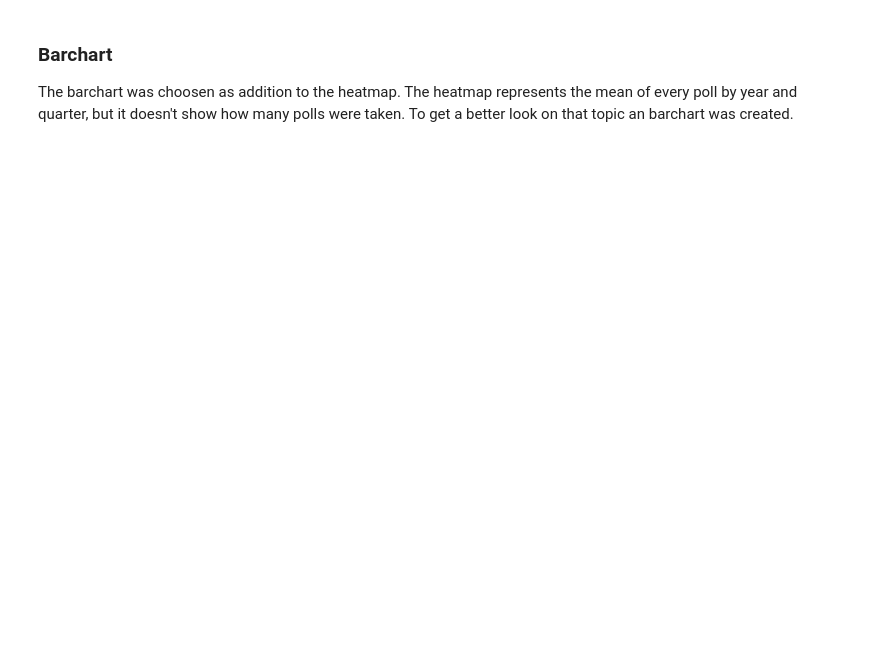
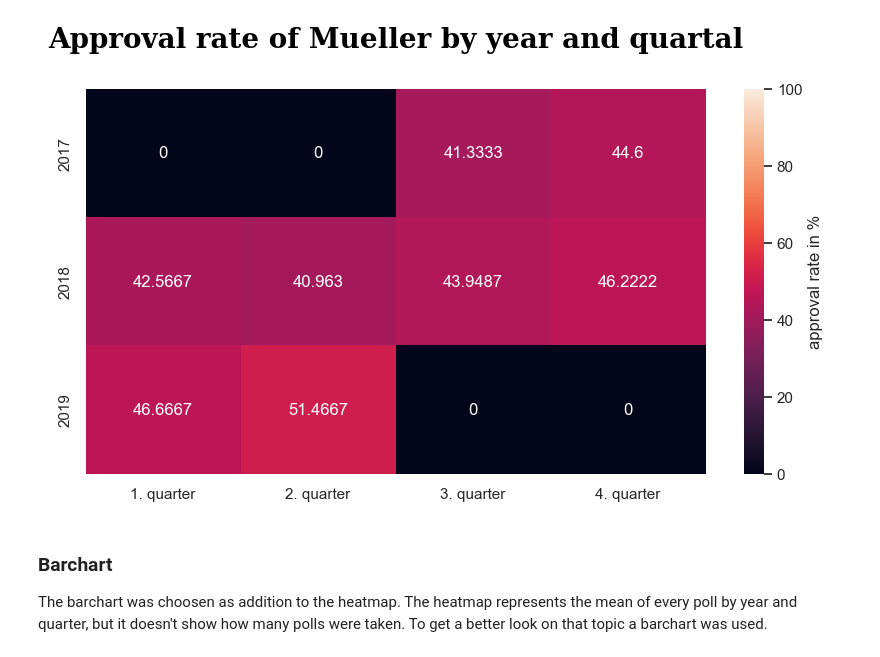
Before and after one commit to ooxiel/OfficePythonProgramming, a Jupyter notebook: Projects/5_Task/src/dataAnalysis.ipynb, the cells around one changed output. Saved outputs shown, nothing was run; the diff lists cells and outputs as text; code cells hidden in the pictures; blank space fills up the shorter version.

```diff
--- a/Projects/5_Task/src/dataAnalysis.ipynb
+++ b/Projects/5_Task/src/dataAnalysis.ipynb
@@ -160,5 +214,48 @@ fig.savefig('images\\HEATMAP_approval_rate_year_quartal.png', dpi=300, bbox_inch
+# %%
+'''SQL Querys'''
+
+### SQL-Querys to get the labels for the dataframe ###
+
+# Select all years (distinct) where a survey was made
+cursor.execute(f"SELECT DISTINCT YEAR(startDate) FROM fact_survey WHERE YEAR(startDate) = YEAR(endDate)")
+result_years = cursor.fetchall()
+labels_year = convertLisTupleToList(result_years)
+
+#  Select all quarter types
+cursor.execute(f"SELECT categorie FROM dim_categorieDate")
+result_quarters = cursor.fetchall()
+labels_quarter = convertLisTupleToList(result_quarters)
+
+### SQL-Querys to get the data for the dataframe ###
+
+cursor.execute(f"SELECT approve, approveDemocrats, approveRepublicans, startQuartal FROM all_fact_dim WHERE YEAR(startDate) = YEAR(endDate) AND startQuartal = endQuartal AND YEAR(startDate) = 2017")  # Select all approval rates from 2017 where Start and End Date are equal and the quarter is equal
+data_2017 = cursor.fetchall()                                                                                                                                                                           # fetch query result -> returns a list of tuples
+
+cursor.execute(f"SELECT approve, approveDemocrats, approveRepublicans, startQuartal FROM all_fact_dim WHERE YEAR(startDate) = YEAR(endDate) AND startQuartal = endQuartal AND YEAR(startDate) = 2018")  # Select all approval rates from 2018 where Start and End Date are equal and the quarter is equal
+data_2018 = cursor.fetchall()                                                                                                                                                                           # see above
+
+cursor.execute(f"SELECT approve, approveDemocrats, approveRepublicans, startQuartal FROM all_fact_dim WHERE YEAR(startDate) = YEAR(endDate) AND startQuartal = endQuartal AND YEAR(startDate) = 2019") # Select all approval rates from 2019 where Start and End Date are equal and the quarter is equal
+data_2019 = cursor.fetchall()                                                                                                                                                                          # see above
+
+'''Data Preparation'''
+
+data_2017 = getMeanByQuartal(data_2017)     # get mean for each quartal
+data_2018 = getMeanByQuartal(data_2018)     # see above
+data_2019 = getMeanByQuartal(data_2019)     # see above
+
+heat_array = (data_2017, data_2018, data_2019)                                  # create array for heatmap -> CAUTION: the order of the data is important for the heatmap
+df_heat = pd.DataFrame(heat_array, index=labels_year, columns=labels_quarter)   # create dataframe for heatmap
+
+'''Plotting'''
+fig, ax = plt.subplots(figsize=(10,5))                                                                                                                  # create figure and axis
+ax = sns.heatmap(df_heat, annot=True, fmt="g", vmin=0, vmax=100, annot_kws={"size": 12}, cbar_kws={'label': 'approval rate in %'})                      # create heatmap with seaborn
+ax.set_title('Approval rate of Mueller by year and quartal', fontsize=20, pad=30, fontfamily='serif', fontweight='bold', color='black', loc='center')   # set title of plot
+
+fig.savefig('images\\HEATMAP_approval_rate_year_quartal.png', dpi=300, bbox_inches='tight')                                                             # save figure as png in images folder
+# %% [output]
+[figure, added]
 # %% [markdown]
 ### Barchart
 
-The barchart was choosen as addition to the heatmap. The heatmap represents the mean of every poll by year and quarter, but it doesn't show how many polls were taken. To get a better look on that topic an barchart was created.
+The barchart was choosen as addition to the heatmap. The heatmap represents the mean of every poll by year and quarter, but it doesn't show how many polls were taken. To get a better look on that topic a barchart was used.
 # %%
```
Also changed, not shown: parts of 17 cells of this notebook, 7 other files.
